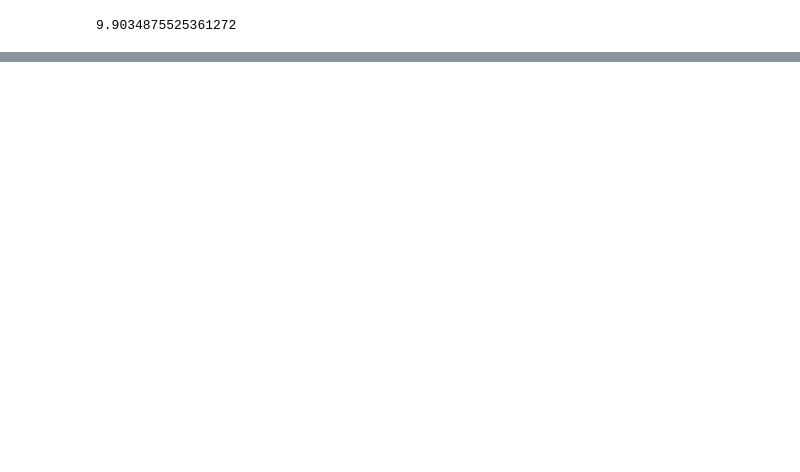
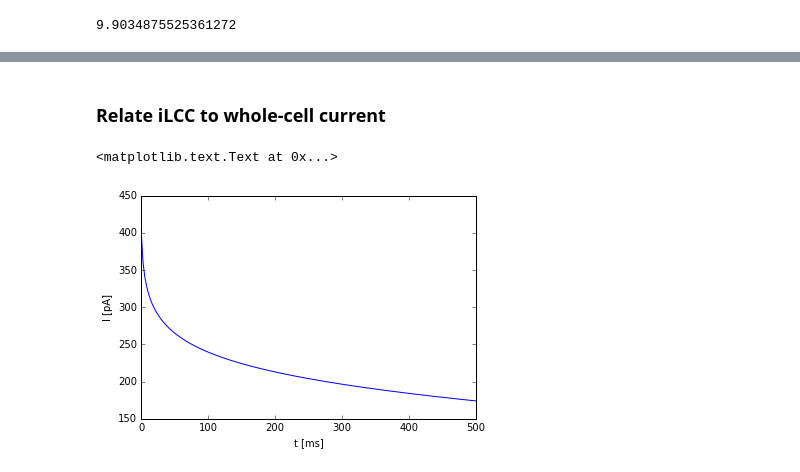
Before and after one commit to huskeypm/tutorials, a Jupyter notebook: bootcamp/channel_domain_depletion.ipynb, the cells around one changed output, grey strips where cells are left out. Drawn from its saved outputs; the diff is of its cells as text; code cells hidden in the pictures; blank space fills up the shorter version.

```diff
--- a/bootcamp/channel_domain_depletion.ipynb
+++ b/bootcamp/channel_domain_depletion.ipynb
@@ -46,0 +122,16 @@ np.log(2000/0.1)
+# %%
+I_to_ilcc = iTTmax*saTT
+RT_o_zF = 12.5 # mV
+gCond = iTTmax/(RT_o_zF * np.log(cCyto/cTT))
+V = 0. # mV
+#print gCond
+def f_ilcc(cCyto,cTT):
+    ilcc = -gCond * RT_o_zF * (V-np.log(cCyto/cTT))   # *y[0]
+    return ilcc
+
+
+print f_ilcc(cCyto,cTT) # init cond
+print f_ilcc(cCyto,cTT/2.) # reduced cTT
+
+
+#plt.plot( f_ilcc(0.1,y[:,1]) )
@@ -46,0 +170,28 @@ np.log(2000/0.1)
+# %% [markdown]
+### Relate iLCC to whole-cell current
+# %%
+ilcc_to_Icell = iCellMax/ iTTmax
+#print ilcc_to_Icell * iTTmax
+
+# dumb hack for calculating i at each time step
+#g = lambda x: vf_ilcc(x[0],x[1])
+def evalLCC(y):
+    ilccs = []
+    for i,yi in enumerate(y):
+      cCyto,cTT = yi
+      ilccT = f_ilcc(cCyto,cTT)
+      ilccs.append(ilccT)
+      #print cCyto, cTT
+    ilccs = np.asarray(ilccs)
+    #print np.shape(ilccs)
+    return ilccs
+ilccs = evalLCC(y)
+
+#plt.plot(t,ilccs)
+#plt.figure()
+plt.plot(t,ilccs*ilcc_to_Icell)
+plt.ylabel("I [pA]")
+plt.xlabel("t [ms]")
+# %% [output]
+<matplotlib.text.Text at 0x...>
+[figure, added]
```
Also changed, not shown: parts of 12 cells of this notebook.
